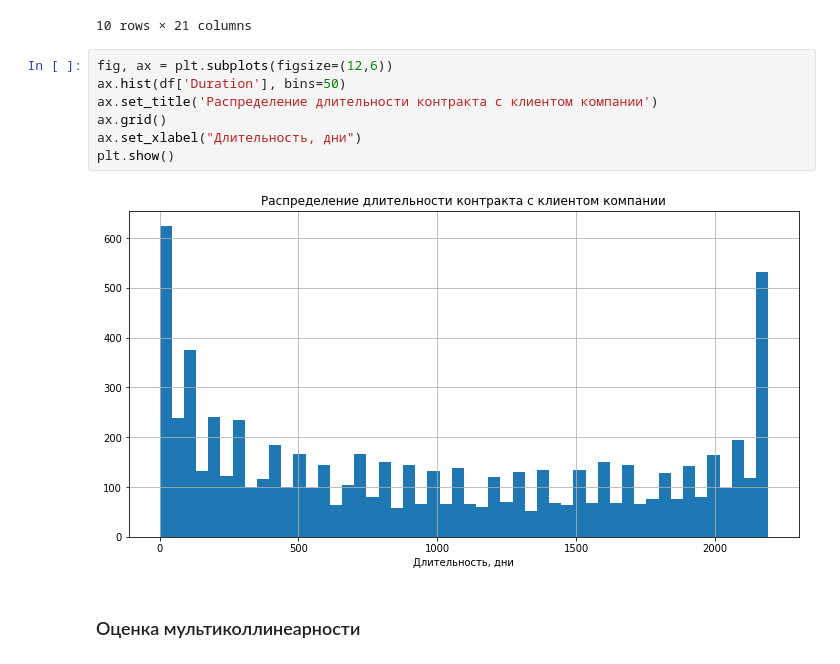
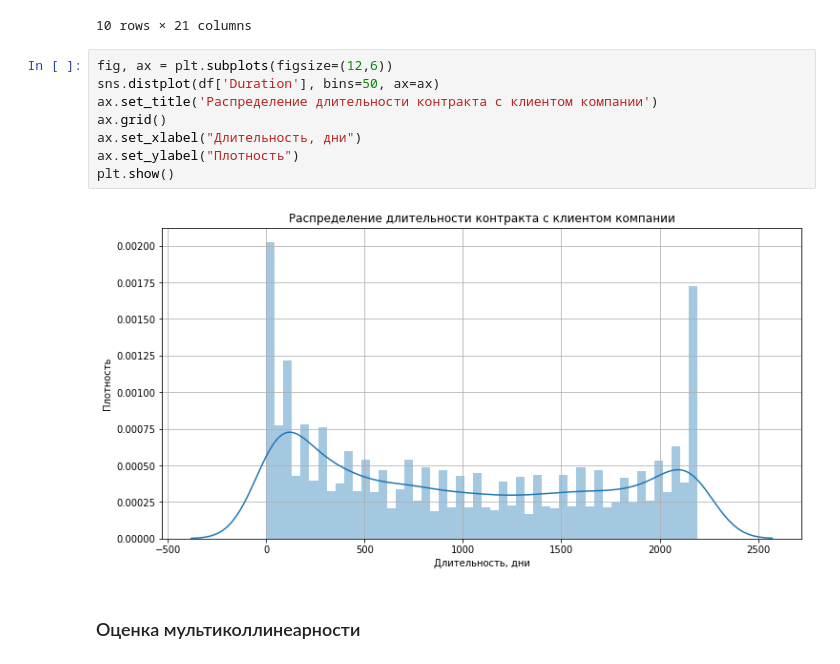
Before and after one commit to veselov-evgeny/ds_projects, a Jupyter notebook: Отток клиентов у телеком-провайдера/provider.ipynb, the cells around one changed output. Cells and saved outputs as stored; diff of their text form.

```diff
--- a/Отток клиентов у телеком-провайдера/provider.ipynb
+++ b/Отток клиентов у телеком-провайдера/provider.ipynb
@@ -433,13 +447,14 @@ df.sample(10, random_state=42)
 10 rows × 21 columns
 # %%
 fig, ax = plt.subplots(figsize=(12,6))
-ax.hist(df['Duration'], bins=50)
+sns.distplot(df['Duration'], bins=50, ax=ax)
 ax.set_title('Распределение длительности контракта с клиентом компании')
 ax.grid()
 ax.set_xlabel("Длительность, дни")
+ax.set_ylabel("Плотность")
 plt.show()
 # %% [output]
-[figure, old version]
+[figure, new version]
 # %% [markdown]
 ### Оценка мультиколлинеарности
 # %% [markdown]
```
Also changed, not shown: parts of 18 cells of this notebook.
